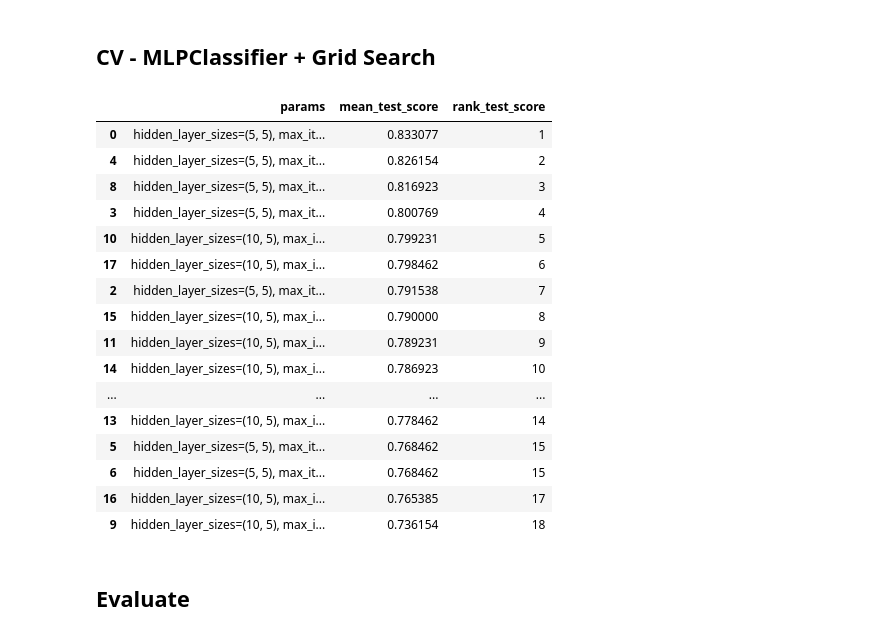
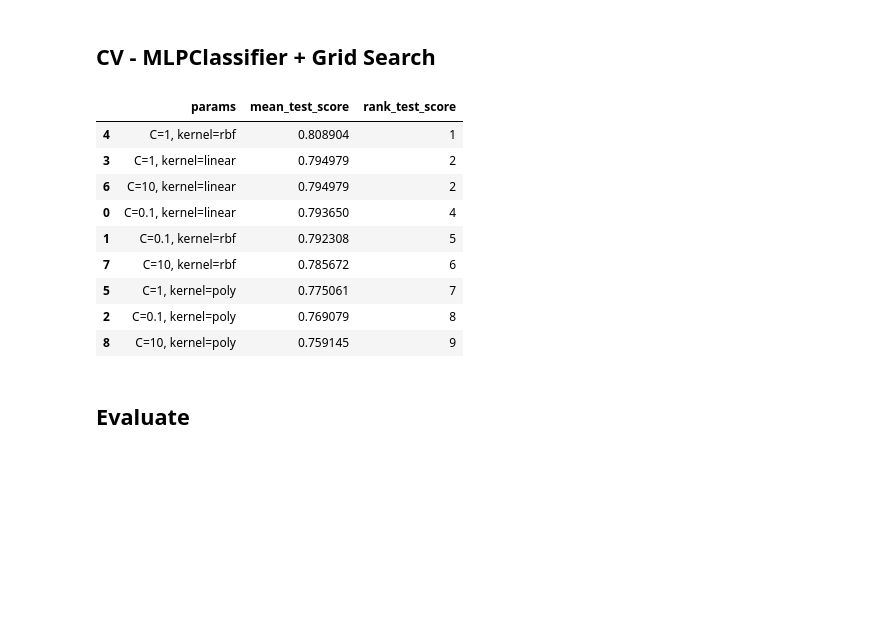
Before and after one commit to jadrzy/ProjectPythonForMachineLearning, a Jupyter notebook: notebooks/Classification.ipynb, the cells around one changed output. Saved outputs shown, nothing was run; the diff lists cells and outputs as text; code cells hidden in the pictures; blank space fills up the shorter version.

```diff
--- a/notebooks/Classification.ipynb
+++ b/notebooks/Classification.ipynb
@@ -81,61 +45,51 @@ Accuracy on validation set for Cannabis: 0.8514588859416445
 # %%
 from sklearn.neighbors import KNeighborsClassifier
 from sklearn import tree
 from sklearn.neural_network import MLPClassifier
 from sklearn.model_selection import GridSearchCV
 from sklearn import svm
-from imblearn.over_sampling import SMOTE
+from sklearn.metrics import accuracy_score
+from sklearn.linear_model import LogisticRegression
 
 pd.set_option('display.max_colwidth', None)
 pd.set_option('display.width', None)
 
-X_train, X_test, y_train, y_test= train_test_split(X1, y, test_size=0.2, random_state=1)
+def train_classifier(clf, parameters, scoring, X):
+  X_train, X_test, y_train, y_test= train_test_split(X, y, test_size=0.2, random_state=1)
 
-target_class = 2
+  y_train = X_train['Cannabis'] > 3  # 0 represent range of 0-3, 1 represent range of 4-6
+  X_train = X_train.drop(columns=['Cannabis'])
 
-# ratio = len(X_train[X_train['Cannabis'] != target_class]) / len(X_train[X_train['Cannabis'] == target_class])
-# sample_weight = np.ones(len(X_train))
-# sample_weight[X_train['Cannabis'] == target_class] = ratio
+  grid_search = GridSearchCV(clf, parameters, cv=5, scoring=scoring) #try with different scoring: 'accuracy','f1','recall','precision'
+  grid_search.fit(X_train, y_train)
 
-y_train = X_train['Cannabis'] == target_class
-X_train = X_train.drop(columns=['Cannabis'])
+  cv_res = pd.DataFrame(grid_search.cv_results_)
+  cv_res['params'] = cv_res['params'].apply(lambda x: ', '.join([f'{k}={v}' for k, v in x.items()]))
+  selected_columns = ['params', 'mean_test_score', 'rank_test_score']
+  sorted_results = cv_res[selected_columns].sort_values(by=['rank_test_score'])
+  display(sorted_results[selected_columns])
 
-# sm = SMOTE()
-# X_train, y_train = sm.fit_resample(X_train, y_train)
+clf1 = MLPClassifier();
+parameters1 =  {'solver':('sgd', 'lbfgs', 'adam'), 'hidden_layer_sizes':[(5,5), (10,5)], 'max_iter': [200, 500, 1000]}
+scoring1 = 'accuracy' #try with different scoring: 'accuracy','f1','recall','precision'
 
-# clf = svm.SVC()
-# parameters =  {'kernel':('linear', 'rbf', 'poly'), 'C':[0.1, 1, 10]}
+clf2 = svm.SVC()
+parameters2 =  {'kernel':('linear', 'rbf', 'poly'), 'C':[0.1, 1, 10]}
+scoring2 = 'accuracy'
 
-clf = MLPClassifier()
-parameters =  {'solver':('sgd', 'lbfgs', 'adam'), 'hidden_layer_sizes':[(5,5), (10,5)], 'max_iter': [200, 500, 1000]}
-
-grid_search = GridSearchCV(clf, parameters, cv=5, scoring='recall')
-grid_search.fit(X_train, y_train)
-
-cv_res = pd.DataFrame(grid_search.cv_results_)
-cv_res['params'] = cv_res['params'].apply(lambda x: ', '.join([f'{k}={v}' for k, v in x.items()]))
-selected_columns = ['params', 'mean_test_score', 'rank_test_score']
-sorted_results = cv_res[selected_columns].sort_values(by=['rank_test_score'])
-display(sorted_results[selected_columns])
-# display(cv_res)
+# train_classifier(clf1, parameters1, scoring1, X1)
+train_classifier(clf2, parameters2, scoring2, X1)
 # %% [output]
 |  | params | mean_test_score | rank_test_score |
-| 0 | hidden_layer_sizes=(5, 5), max_it... | 0.833077 | 1 |
-| 4 | hidden_layer_sizes=(5, 5), max_it... | 0.826154 | 2 |
-| 8 | hidden_layer_sizes=(5, 5), max_it... | 0.816923 | 3 |
-| 3 | hidden_layer_sizes=(5, 5), max_it... | 0.800769 | 4 |
-| 10 | hidden_layer_sizes=(10, 5), max_i... | 0.799231 | 5 |
-| 17 | hidden_layer_sizes=(10, 5), max_i... | 0.798462 | 6 |
-| 2 | hidden_layer_sizes=(5, 5), max_it... | 0.791538 | 7 |
-| 15 | hidden_layer_sizes=(10, 5), max_i... | 0.790000 | 8 |
-| 11 | hidden_layer_sizes=(10, 5), max_i... | 0.789231 | 9 |
-| 14 | hidden_layer_sizes=(10, 5), max_i... | 0.786923 | 10 |
-| ... | ... | ... | ... |
-| 13 | hidden_layer_sizes=(10, 5), max_i... | 0.778462 | 14 |
-| 5 | hidden_layer_sizes=(5, 5), max_it... | 0.768462 | 15 |
-| 6 | hidden_layer_sizes=(5, 5), max_it... | 0.768462 | 15 |
-| 16 | hidden_layer_sizes=(10, 5), max_i... | 0.765385 | 17 |
-| 9 | hidden_layer_sizes=(10, 5), max_i... | 0.736154 | 18 |
+| 4 | C=1, kernel=rbf | 0.808904 | 1 |
+| 3 | C=1, kernel=linear | 0.794979 | 2 |
+| 6 | C=10, kernel=linear | 0.794979 | 2 |
+| 0 | C=0.1, kernel=linear | 0.793650 | 4 |
+| 1 | C=0.1, kernel=rbf | 0.792308 | 5 |
+| 7 | C=10, kernel=rbf | 0.785672 | 6 |
+| 5 | C=1, kernel=poly | 0.775061 | 7 |
+| 2 | C=0.1, kernel=poly | 0.769079 | 8 |
+| 8 | C=10, kernel=poly | 0.759145 | 9 |
 # %% [markdown]
 ## Evaluate
 # %%
```
Also changed, not shown: parts of 4 cells of this notebook.
